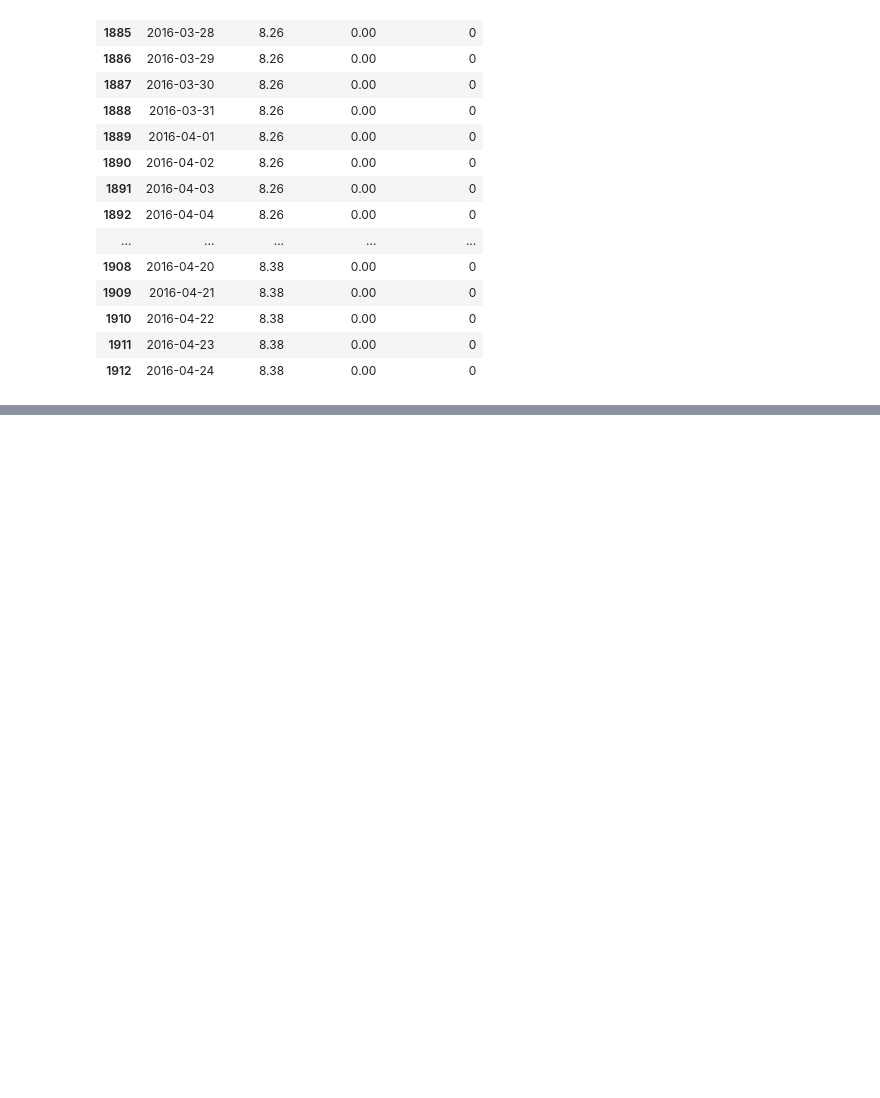
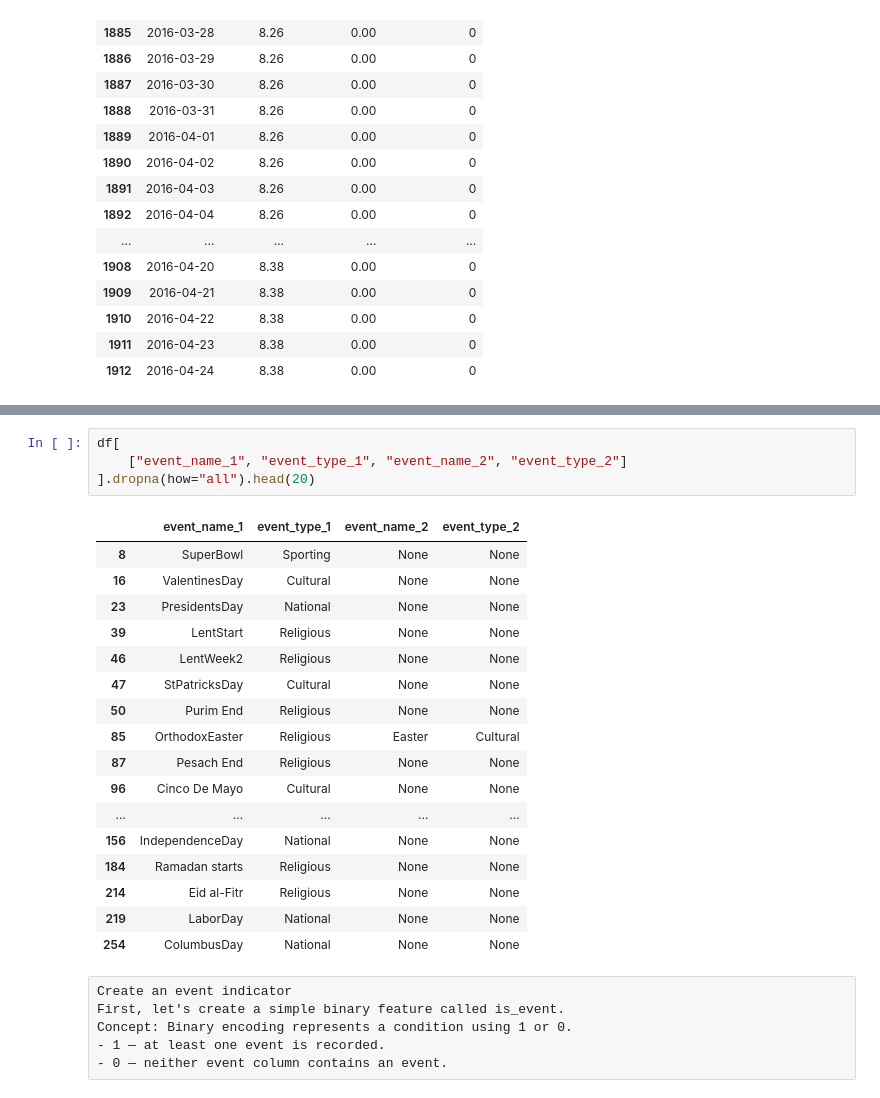
Before and after one commit to piyushmishra76/ai-supply-chain-intelligence, a Jupyter notebook: notebooks/03_feature_engineering.ipynb, the cells around one changed output, grey strips where cells are left out. Drawn from its saved outputs; the diff is of its cells as text; blank space fills up the shorter version.

```diff
--- a/notebooks/03_feature_engineering.ipynb
+++ b/notebooks/03_feature_engineering.ipynb
@@ -551,0 +601,28 @@ df[
+# %%
+df[
+    ["event_name_1", "event_type_1", "event_name_2", "event_type_2"]
+].dropna(how="all").head(20)
+# %% [output]
+|  | event_name_1 | event_type_1 | event_name_2 | event_type_2 |
+| 8 | SuperBowl | Sporting | None | None |
+| 16 | ValentinesDay | Cultural | None | None |
+| 23 | PresidentsDay | National | None | None |
+| 39 | LentStart | Religious | None | None |
+| 46 | LentWeek2 | Religious | None | None |
+| 47 | StPatricksDay | Cultural | None | None |
+| 50 | Purim End | Religious | None | None |
+| 85 | OrthodoxEaster | Religious | Easter | Cultural |
+| 87 | Pesach End | Religious | None | None |
+| 96 | Cinco De Mayo | Cultural | None | None |
+| ... | ... | ... | ... | ... |
+| 156 | IndependenceDay | National | None | None |
+| 184 | Ramadan starts | Religious | None | None |
+| 214 | Eid al-Fitr | Religious | None | None |
+| 219 | LaborDay | National | None | None |
+| 254 | ColumbusDay | National | None | None |
+# %% [raw]
+Create an event indicator
+First, let's create a simple binary feature called is_event.
+Concept: Binary encoding represents a condition using 1 or 0.
+- 1 — at least one event is recorded.
+- 0 — neither event column contains an event.
```
Also changed, not shown: parts of 70 cells of this notebook, 3 other files.
